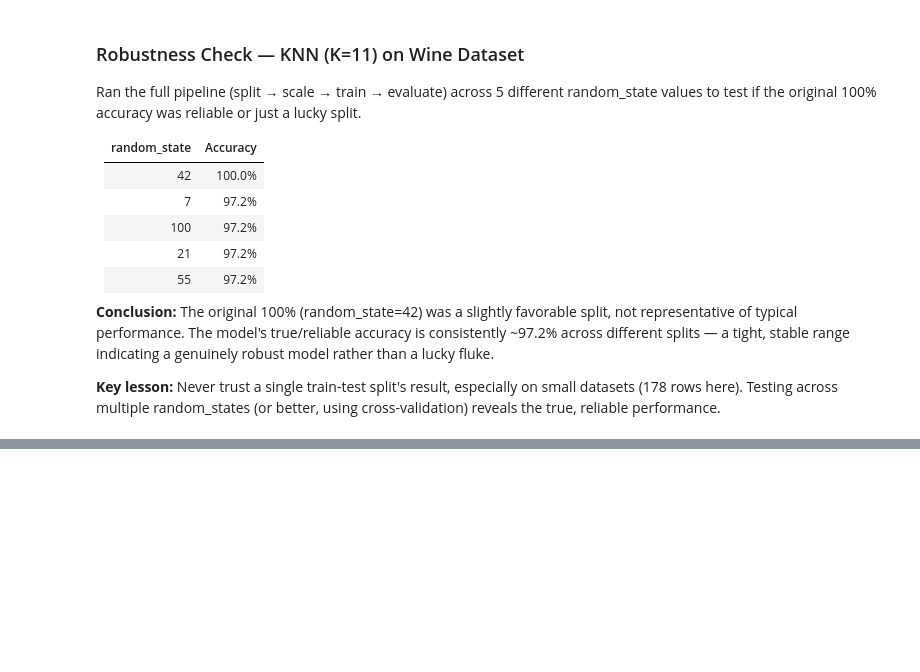
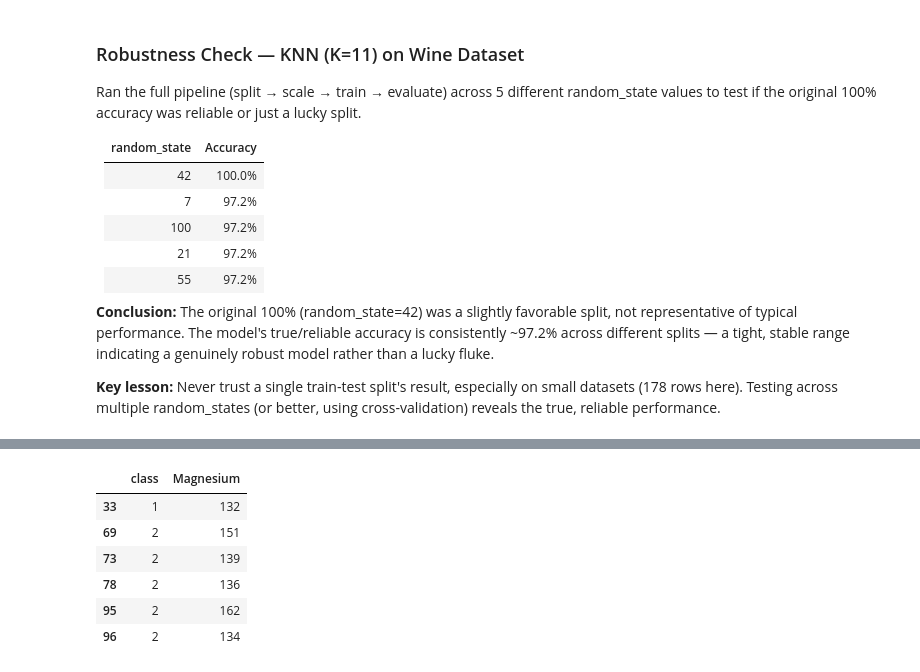
Before and after one commit to VishRoy/kaggle-notebook, a Jupyter notebook: wine-classification-using-knn-begineer.ipynb, the cells around one changed output, grey strips where cells are left out. Cells and saved outputs as stored; diff of their text form; code cells hidden in the pictures; blank space fills up the shorter version.

```diff
--- a/wine-classification-using-knn-begineer.ipynb
+++ b/wine-classification-using-knn-begineer.ipynb
@@ -488,0 +657,11 @@ Ran the full pipeline (split → scale → train → evaluate) across 5 differen
+# %%
+
+df_new[df_new['Magnesium'] > 130][['class', 'Magnesium']]
+# %% [output]
+|  | class | Magnesium |
+| 33 | 1 | 132 |
+| 69 | 2 | 151 |
+| 73 | 2 | 139 |
+| 78 | 2 | 136 |
+| 95 | 2 | 162 |
+| 96 | 2 | 134 |
```
Also changed, not shown: parts of 18 cells of this notebook.
